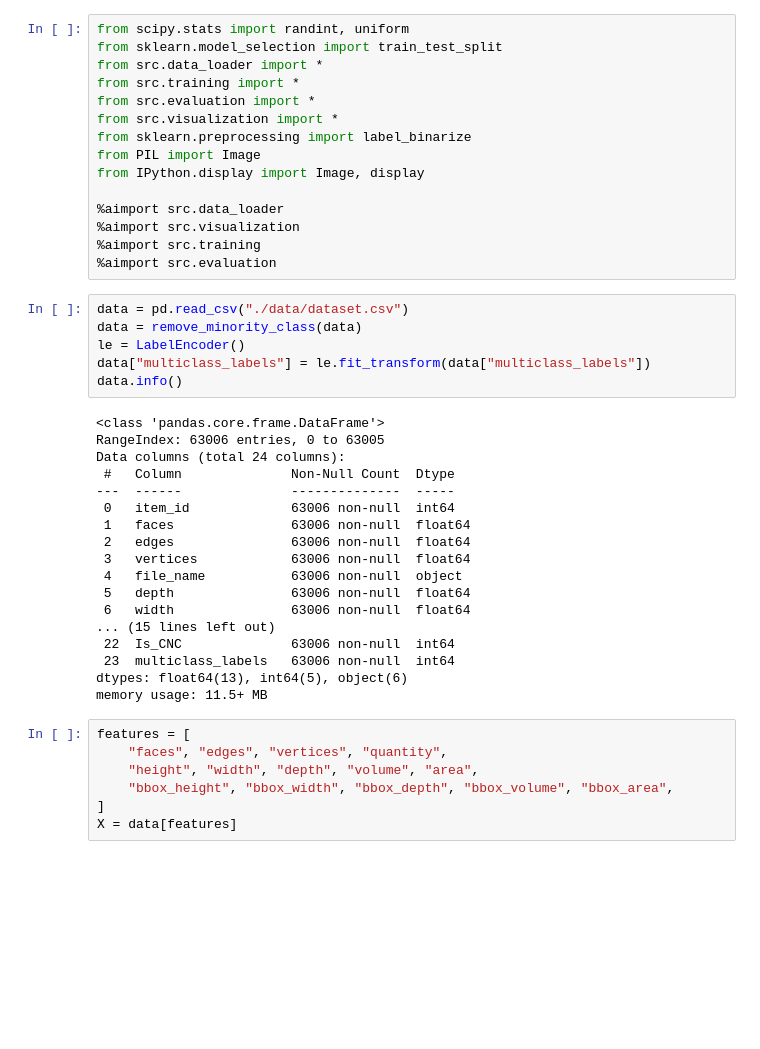
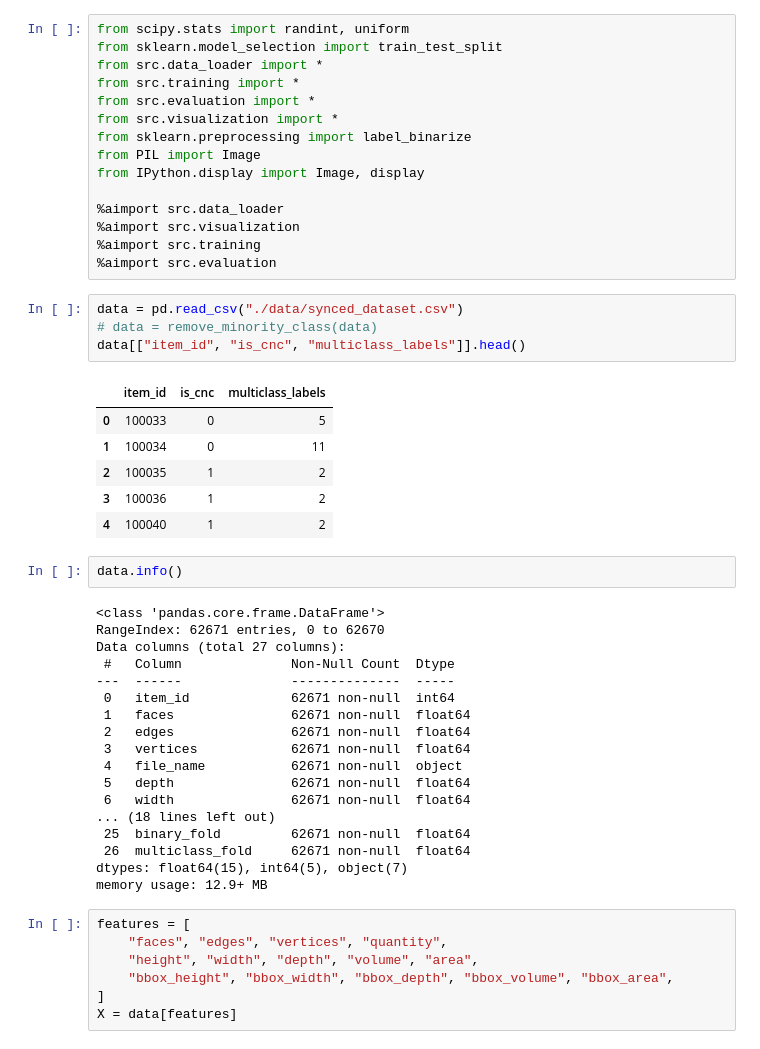
Before and after one commit to ml-phan/manufacturing-tech-gnn, a Jupyter notebook: main.ipynb, the cells around one changed output. Cells and saved outputs as stored; diff of their text form; blank space fills up the shorter version.

```diff
--- a/main.ipynb
+++ b/main.ipynb
@@ -16,30 +16,37 @@ from IPython.display import Image, display
 %aimport src.visualization
 %aimport src.training
 %aimport src.evaluation
+# %%
+data = pd.read_csv("./data/synced_dataset.csv")
+# data = remove_minority_class(data)
+data[["item_id", "is_cnc", "multiclass_labels"]].head()
+# %% [output]
+|  | item_id | is_cnc | multiclass_labels |
+| 0 | 100033 | 0 | 5 |
+| 1 | 100034 | 0 | 11 |
+| 2 | 100035 | 1 | 2 |
+| 3 | 100036 | 1 | 2 |
+| 4 | 100040 | 1 | 2 |
 # %%
-data = pd.read_csv("./data/dataset.csv")
-data = remove_minority_class(data)
-le = LabelEncoder()
-data["multiclass_labels"] = le.fit_transform(data["multiclass_labels"])
 data.info()
 # %% [output]
 <class 'pandas.core.frame.DataFrame'>
-RangeIndex: 63006 entries, 0 to 63005
-Data columns (total 24 columns):
+RangeIndex: 62671 entries, 0 to 62670
+Data columns (total 27 columns):
  #   Column              Non-Null Count  Dtype
 ---  ------              --------------  -----
- 0   item_id             63006 non-null  int64
- 1   faces               63006 non-null  float64
- 2   edges               63006 non-null  float64
- 3   vertices            63006 non-null  float64
- 4   file_name           63006 non-null  object
- 5   depth               63006 non-null  float64
- 6   width               63006 non-null  float64
-... (15 lines left out)
- 22  Is_CNC              63006 non-null  int64
- 23  multiclass_labels   63006 non-null  int64
-dtypes: float64(13), int64(5), object(6)
-memory usage: 11.5+ MB
+ 0   item_id             62671 non-null  int64
+ 1   faces               62671 non-null  float64
+ 2   edges               62671 non-null  float64
+ 3   vertices            62671 non-null  float64
+ 4   file_name           62671 non-null  object
+ 5   depth               62671 non-null  float64
+ 6   width               62671 non-null  float64
+... (18 lines left out)
+ 25  binary_fold         62671 non-null  float64
+ 26  multiclass_fold     62671 non-null  float64
+dtypes: float64(15), int64(5), object(7)
+memory usage: 12.9+ MB
 # %%
 features = [
     "faces", "edges", "vertices", "quantity",
```
Also changed, not shown: parts of 3 cells of this notebook, 10 other files.
